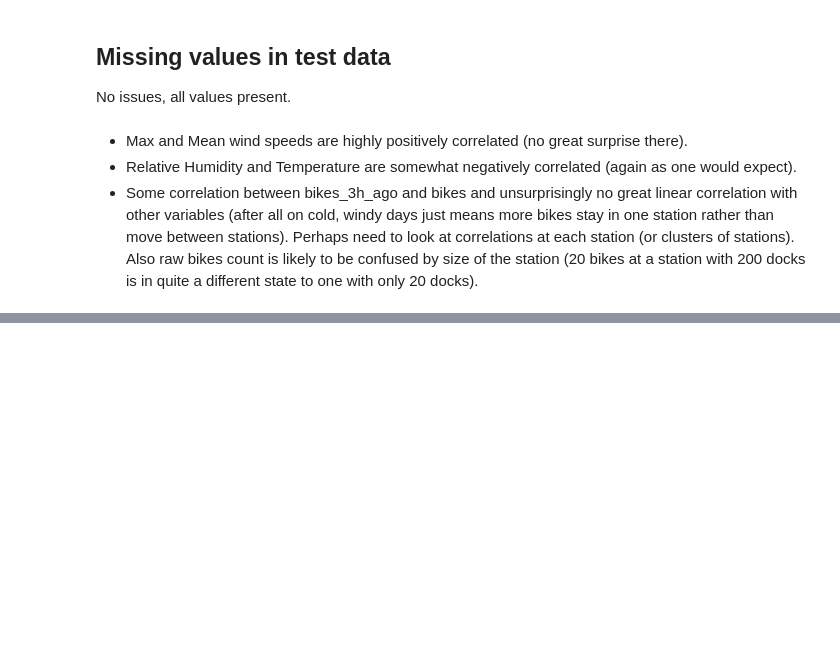
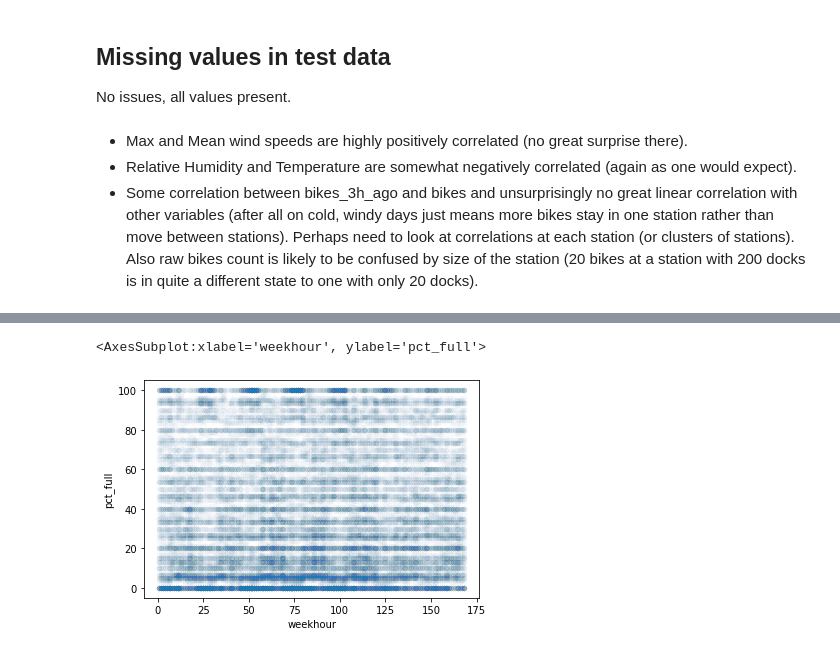
Before and after one commit to tashinam/morebikes, a Jupyter notebook: explore.ipynb, the cells around one changed output, grey strips where cells are left out. Cells and saved outputs as stored; diff of their text form; code cells hidden in the pictures; blank space fills up the shorter version.

```diff
--- a/explore.ipynb
+++ b/explore.ipynb
@@ -453,0 +468,6 @@ No issues, all values present.
+# %%
+#df.groupby("station").plot.scatter("weekhour", "pct_full")
+df.plot.scatter("weekhour", "pct_full", alpha=0.01)
+# %% [output]
+<AxesSubplot:xlabel='weekhour', ylabel='pct_full'>
+[figure, added]
```
Also changed, not shown: parts of 20 cells of this notebook.
